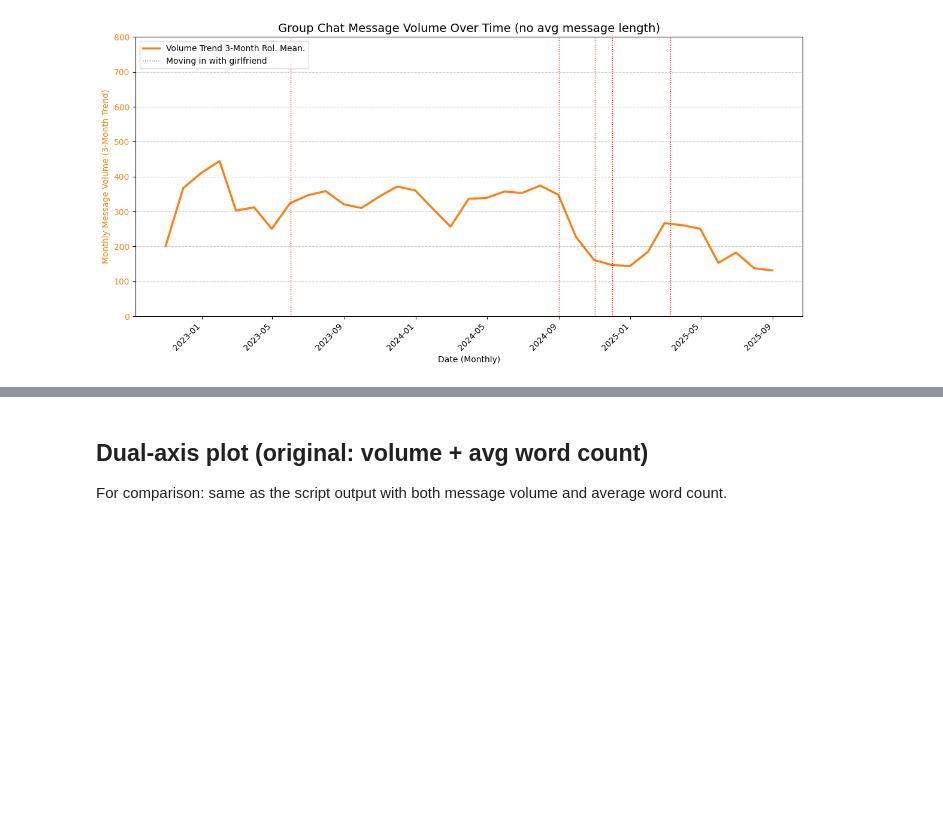
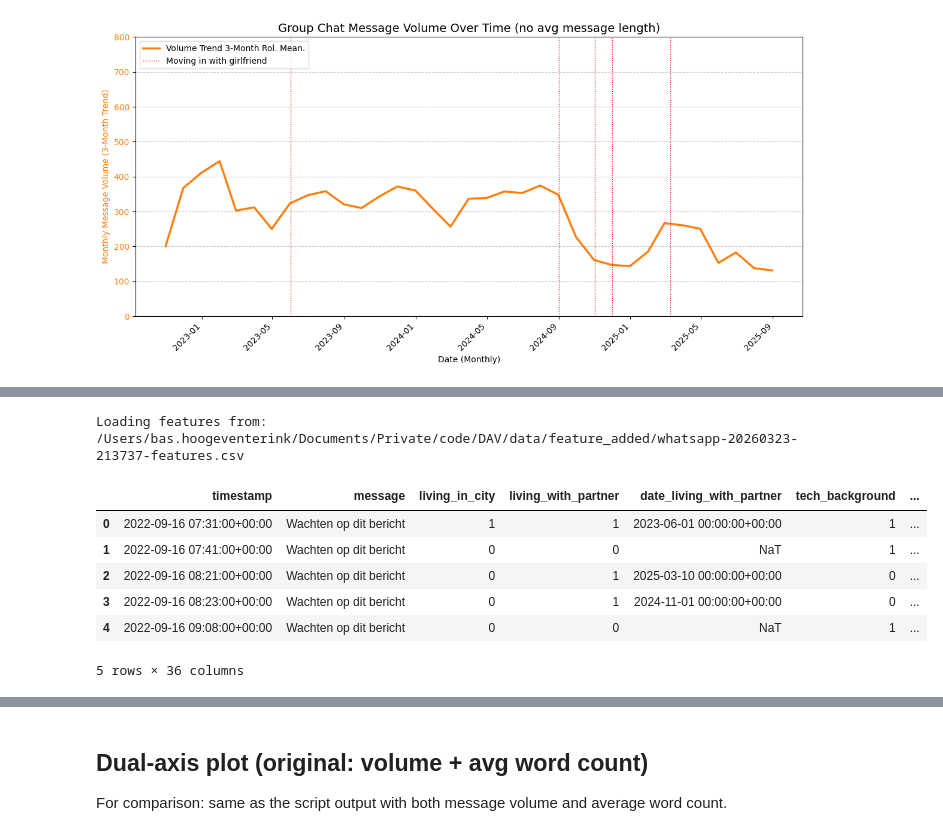
Before and after one commit to bashoogeventerink-max/DAV, a Jupyter notebook: notebooks/06-time-series-test.ipynb, the cells around one changed output, grey strips where cells are left out. Drawn from its saved outputs; the diff is of its cells as text; code cells hidden in the pictures; blank space fills up the shorter version.

```diff
--- a/notebooks/06-time-series-test.ipynb
+++ b/notebooks/06-time-series-test.ipynb
@@ -162,0 +180,29 @@ plt.show()
+# %%
+from pathlib import Path
+
+# Load from data/feature_added (same folder as timestamped whatsapp-*-features outputs)
+feature_added_dir = Path("../data/feature_added").resolve()
+csv_files = sorted(
+    feature_added_dir.glob("whatsapp-*-features.csv"),
+    key=lambda p: p.stat().st_mtime,
+    reverse=True,
+)
+if not csv_files:
+    raise FileNotFoundError(
+        f"No whatsapp-*-features.csv in {feature_added_dir}. Run feature engineering first."
+    )
+latest_csv = csv_files[0]
+print(f"Loading features from: {latest_csv}")
+df = pd.read_csv(latest_csv, parse_dates=["timestamp", "date_living_with_partner"])
+# %% [output]
+Loading features from: /Users/bas.hoogeventerink/Documents/Private/code/DAV/data/feature_added/whatsapp-20260323-213737-features.csv
+# %%
+df.head()
+# %% [output]
+|  | timestamp | message | living_in_city | living_with_partner | date_living_with_partner | tech_background | ... |
+| 0 | 2022-09-16 07:31:00+00:00 | Wachten op dit bericht | 1 | 1 | 2023-06-01 00:00:00+00:00 | 1 | ... |
+| 1 | 2022-09-16 07:41:00+00:00 | Wachten op dit bericht | 0 | 0 | NaT | 1 | ... |
+| 2 | 2022-09-16 08:21:00+00:00 | Wachten op dit bericht | 0 | 1 | 2025-03-10 00:00:00+00:00 | 0 | ... |
+| 3 | 2022-09-16 08:23:00+00:00 | Wachten op dit bericht | 0 | 1 | 2024-11-01 00:00:00+00:00 | 0 | ... |
+| 4 | 2022-09-16 09:08:00+00:00 | Wachten op dit bericht | 0 | 0 | NaT | 1 | ... |
+5 rows × 36 columns
```
Also changed, not shown: parts of 5 cells of this notebook, 1 other file.
